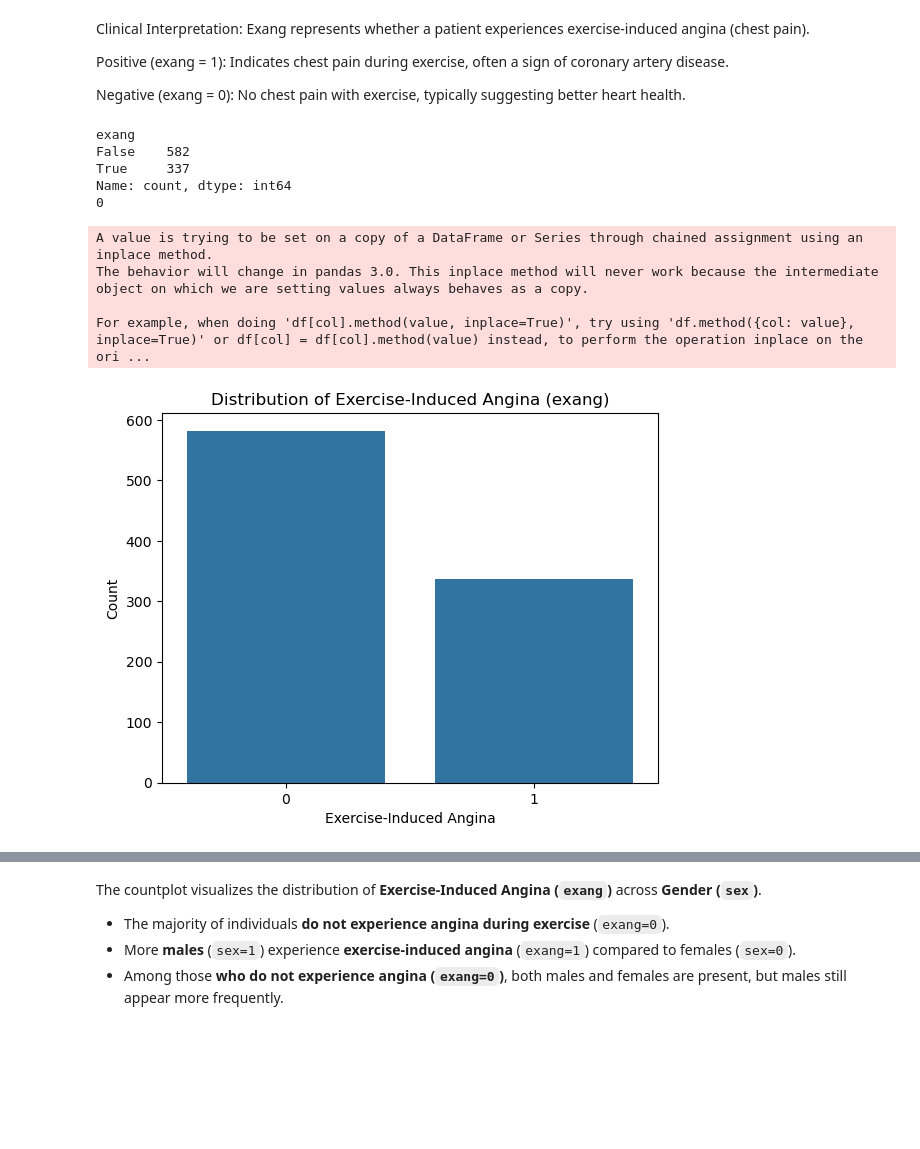
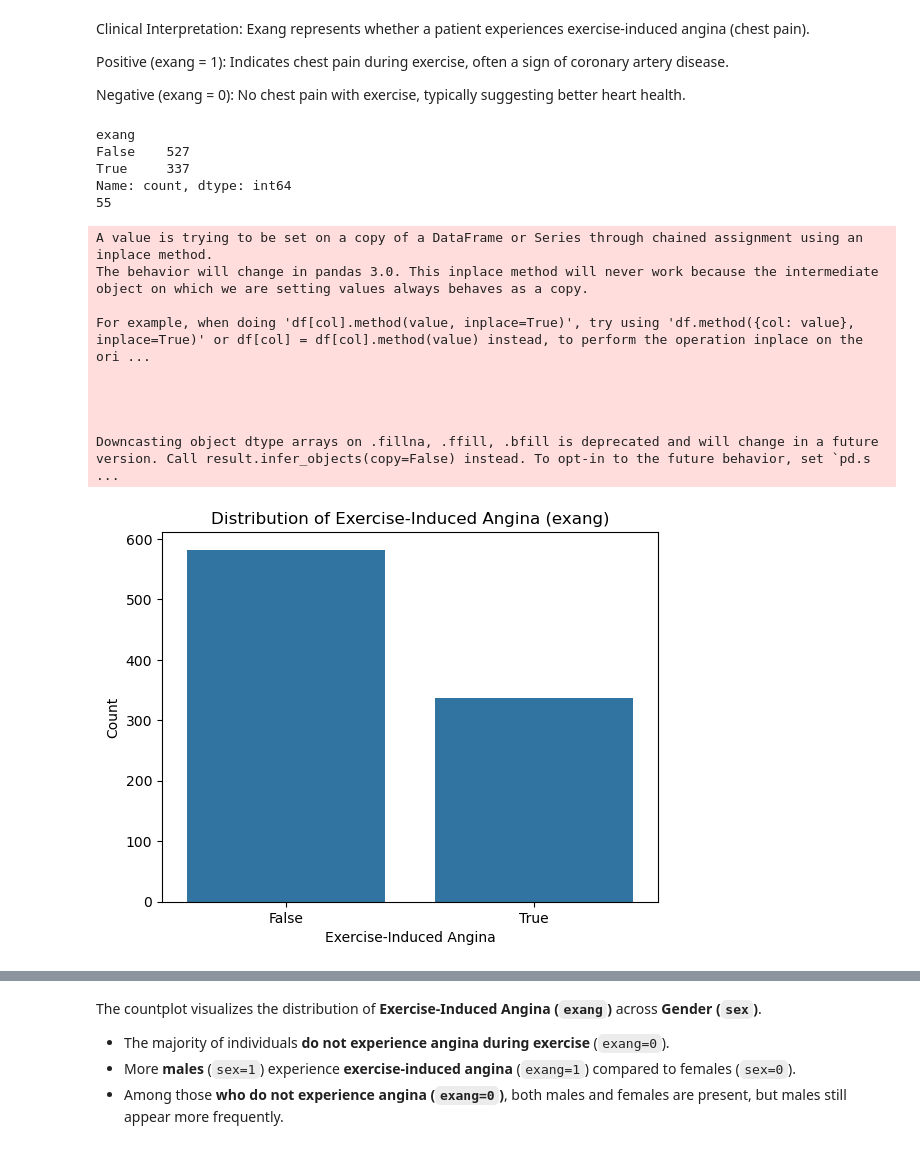
Before and after one commit to Uzair-A-Jokhio/PulseCheck, a Jupyter notebook: Preprocessing/preprocess_data.ipynb, the cells around one changed output, grey strips where cells are left out. Cells and saved outputs as stored; diff of their text form; code cells hidden in the pictures; blank space fills up the shorter version.

```diff
--- a/Preprocessing/preprocess_data.ipynb
+++ b/Preprocessing/preprocess_data.ipynb
@@ -27,3 +22,6 @@ The shape of dataset is 920 rows and 16 columns
+# %%
+# Drop unnecessary columns
+df.drop(['id', 'dataset'], axis=1, inplace=True)
 # %%
 #exploring the datatype of each column
 df.info()
@@ -88,15 +72,13 @@ The dataset includes individuals aged approximately 30 to 75 years.
 #dealing with sex column
 print(df['sex'].value_counts())
 
-df['sex'] = df['sex'].replace({'Female': 0, 'Male': 1}).astype('int64')  #converting categorical to numerical
-
 # calculate mean of age column for each gender
-print(df.groupby('sex')['age'].mean())
+print("The mean age of each gender is: ", df.groupby('sex')['age'].mean())
 
 # Count plot
 plt.figure(figsize=(6, 4))
 sns.countplot(x="sex", data=df, hue="sex", palette="pastel", legend=False)
-plt.xlabel("Sex (0 = Female, 1 = Male)")
+plt.xlabel("Sex ")
 plt.ylabel("Count")
 plt.title("Distribution of Sex Column")
 plt.show()
@@ -604,31 +506,37 @@ Negative (exang = 0): No chest pain with exercise, typically suggesting better h
 # %%
 #deal with exang column
 print(df['exang'].value_counts())  # Count for values
-df['exang'] = df['exang'].astype(int)
 
-#filling missing values
-print(df['exang'].isnull().sum())  # Count of missing values
+df['exang'].dtypes
+
+# Counting missing values
+print(df['exang'].isnull().sum())
 
 
 #filling missing values
 df['exang'].fillna(df['exang'].mode()[0], inplace= True)
 
 sns.countplot(x=df['exang'])
 plt.title('Distribution of Exercise-Induced Angina (exang)')
 plt.xlabel('Exercise-Induced Angina')
 plt.ylabel('Count')
 plt.show()
 # %% [output]
 exang
-False    582
+False    527
 True     337
 Name: count, dtype: int64
-0
+55
 A value is trying to be set on a copy of a DataFrame or Series through chained assignment using an inplace method.
 The behavior will change in pandas 3.0. This inplace method will never work because the intermediate object on which we are setting values always behaves as a copy.
 
 For example, when doing 'df[col].method(value, inplace=True)', try using 'df.method({col: value}, inplace=True)' or df[col] = df[col].method(value) instead, to perform the operation inplace on the ori ...
+
+
+
+
+Downcasting object dtype arrays on .fillna, .ffill, .bfill is deprecated and will change in a future version. Call result.infer_objects(copy=False) instead. To opt-in to the future behavior, set `pd.s ...
-[figure, old version]
+[figure, new version]
 # %%
 plt.figure(figsize=(7,5))
 sns.countplot(x='exang', hue='sex', data=df, palette='coolwarm')
```
Also changed, not shown: parts of 49 cells of this notebook.
